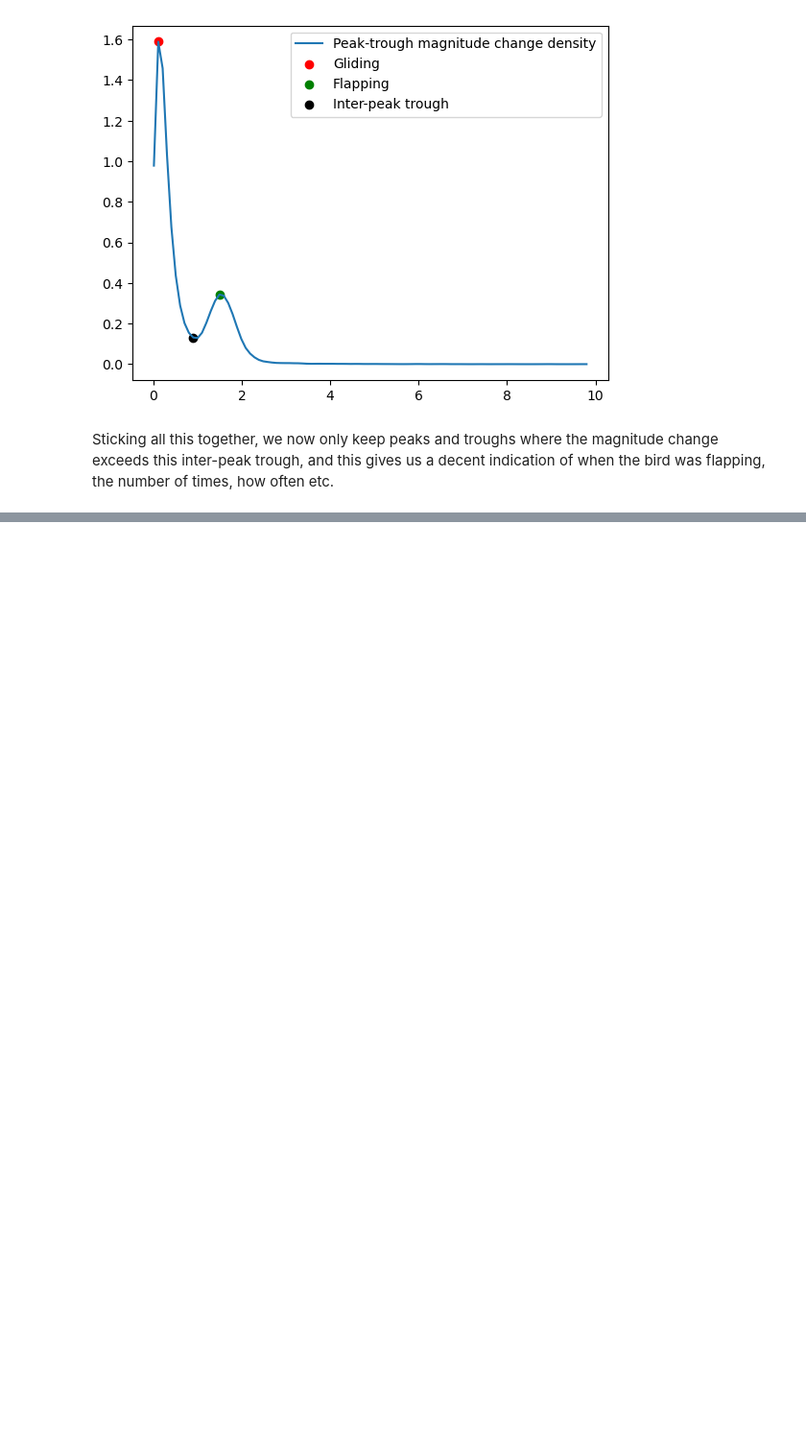
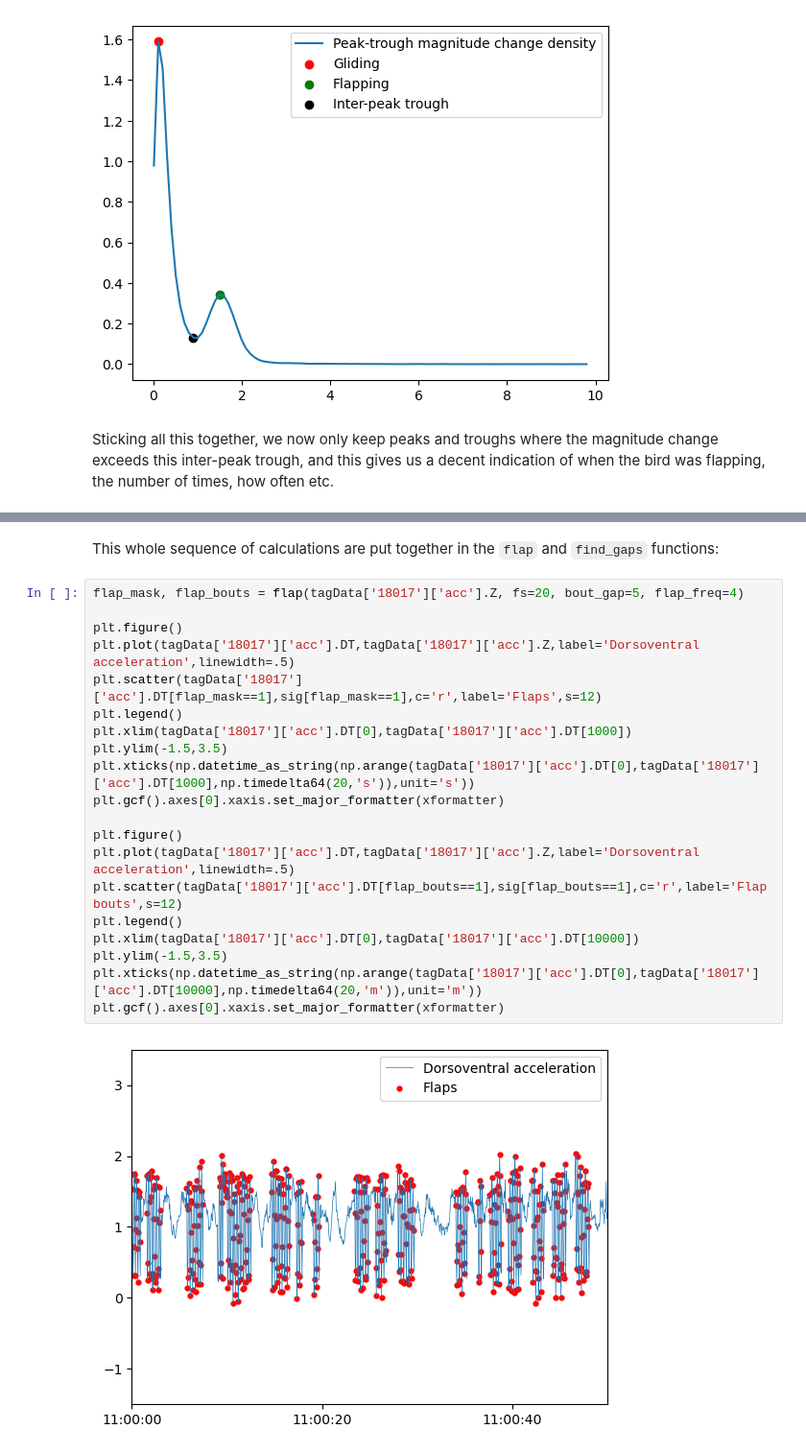
Before and after one commit to takujinonda/BiPAnalysisCodeShare, a Jupyter notebook: forage_detect/DVLexplanation.ipynb, the cells around one changed output, grey strips where cells are left out. Shown at 96% size. Saved outputs shown, nothing was run; the diff lists cells and outputs as text; blank space fills up the shorter version.

```diff
--- a/forage_detect/DVLexplanation.ipynb
+++ b/forage_detect/DVLexplanation.ipynb
@@ -233,0 +256,24 @@ array([13, 16, 18, 31, 33], dtype=int64)
+# %% [markdown]
+This whole sequence of calculations are put together in the `flap` and `find_gaps` functions:
+# %%
+flap_mask, flap_bouts = flap(tagData['18017']['acc'].Z, fs=20, bout_gap=5, flap_freq=4)
+
+plt.figure()
+plt.plot(tagData['18017']['acc'].DT,tagData['18017']['acc'].Z,label='Dorsoventral acceleration',linewidth=.5)
+plt.scatter(tagData['18017']['acc'].DT[flap_mask==1],sig[flap_mask==1],c='r',label='Flaps',s=12)
+plt.legend()
+plt.xlim(tagData['18017']['acc'].DT[0],tagData['18017']['acc'].DT[1000])
+plt.ylim(-1.5,3.5)
+plt.xticks(np.datetime_as_string(np.arange(tagData['18017']['acc'].DT[0],tagData['18017']['acc'].DT[1000],np.timedelta64(20,'s')),unit='s'))
+plt.gcf().axes[0].xaxis.set_major_formatter(xformatter)
+
+plt.figure()
+plt.plot(tagData['18017']['acc'].DT,tagData['18017']['acc'].Z,label='Dorsoventral acceleration',linewidth=.5)
+plt.scatter(tagData['18017']['acc'].DT[flap_bouts==1],sig[flap_bouts==1],c='r',label='Flap bouts',s=12)
+plt.legend()
+plt.xlim(tagData['18017']['acc'].DT[0],tagData['18017']['acc'].DT[10000])
+plt.ylim(-1.5,3.5)
+plt.xticks(np.datetime_as_string(np.arange(tagData['18017']['acc'].DT[0],tagData['18017']['acc'].DT[10000],np.timedelta64(20,'m')),unit='m'))
+plt.gcf().axes[0].xaxis.set_major_formatter(xformatter)
+# %% [output]
+[figure, added]
```
Also changed, not shown: parts of 9 cells of this notebook, 1 other file.
